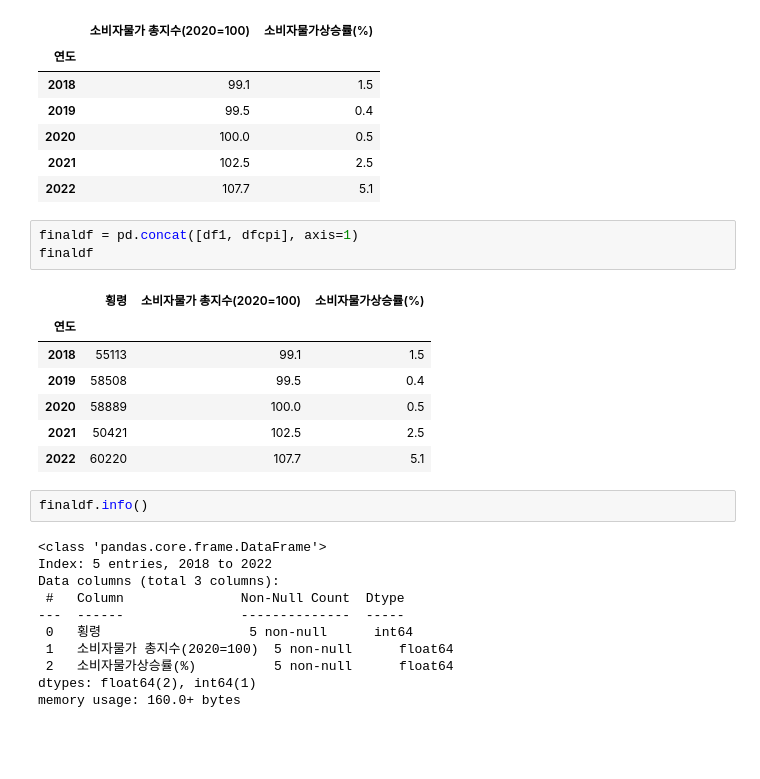
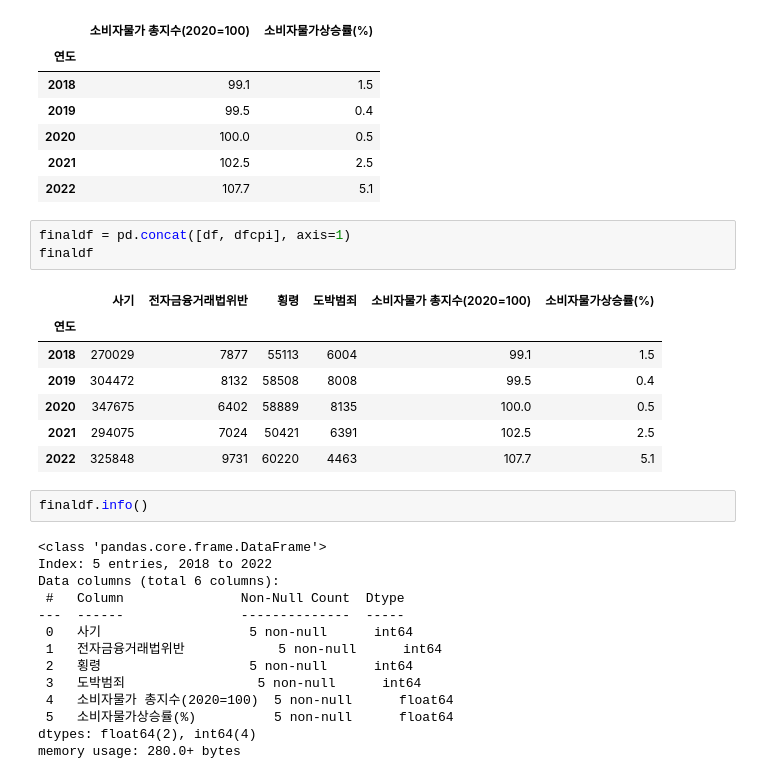
Before and after one commit to chan2-plc/data_police, a Jupyter notebook: Embezzlement(횡령).ipynb, the cells around one changed output. Saved outputs shown, nothing was run; the diff lists cells and outputs as text; blank space fills up the shorter version.

```diff
--- a/Embezzlement(횡령).ipynb
+++ b/Embezzlement(횡령).ipynb
@@ -120,26 +120,29 @@ dfcpi
 | 2021 | 102.5 | 2.5 |
 | 2022 | 107.7 | 5.1 |
 # %%
-finaldf = pd.concat([df1, dfcpi], axis=1)
+finaldf = pd.concat([df, dfcpi], axis=1)
 finaldf
 # %% [output]
-|  | 횡령 | 소비자물가 총지수(2020=100) | 소비자물가상승률(%) |
-| 연도 |  |  |  |
-| 2018 | 55113 | 99.1 | 1.5 |
-| 2019 | 58508 | 99.5 | 0.4 |
-| 2020 | 58889 | 100.0 | 0.5 |
-| 2021 | 50421 | 102.5 | 2.5 |
-| 2022 | 60220 | 107.7 | 5.1 |
+|  | 사기 | 전자금융거래법위반 | 횡령 | 도박범죄 | 소비자물가 총지수(2020=100) | 소비자물가상승률(%) |
+| 연도 |  |  |  |  |  |  |
+| 2018 | 270029 | 7877 | 55113 | 6004 | 99.1 | 1.5 |
+| 2019 | 304472 | 8132 | 58508 | 8008 | 99.5 | 0.4 |
+| 2020 | 347675 | 6402 | 58889 | 8135 | 100.0 | 0.5 |
+| 2021 | 294075 | 7024 | 50421 | 6391 | 102.5 | 2.5 |
+| 2022 | 325848 | 9731 | 60220 | 4463 | 107.7 | 5.1 |
 # %%
 finaldf.info()
 # %% [output]
 <class 'pandas.core.frame.DataFrame'>
 Index: 5 entries, 2018 to 2022
-Data columns (total 3 columns):
+Data columns (total 6 columns):
  #   Column               Non-Null Count  Dtype
 ---  ------               --------------  -----
- 0   횡령                   5 non-null      int64
- 1   소비자물가 총지수(2020=100)  5 non-null      float64
- 2   소비자물가상승률(%)          5 non-null      float64
-dtypes: float64(2), int64(1)
-memory usage: 160.0+ bytes
+ 0   사기                   5 non-null      int64
+ 1   전자금융거래법위반            5 non-null      int64
+ 2   횡령                   5 non-null      int64
+ 3   도박범죄                 5 non-null      int64
+ 4   소비자물가 총지수(2020=100)  5 non-null      float64
+ 5   소비자물가상승률(%)          5 non-null      float64
+dtypes: float64(2), int64(4)
+memory usage: 280.0+ bytes
```
Also changed, not shown: parts of 4 cells of this notebook.
